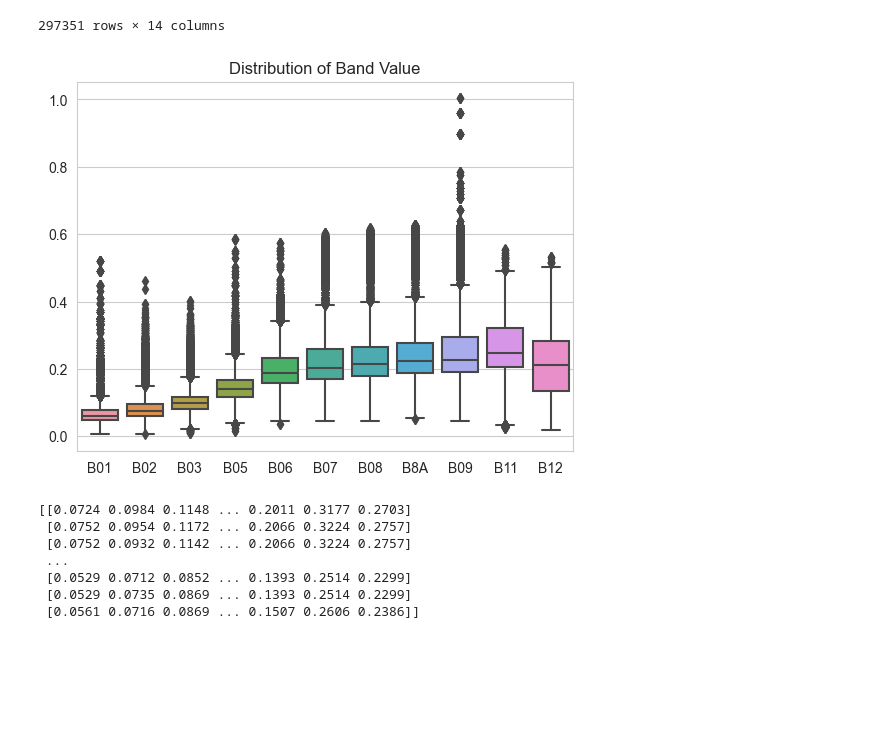
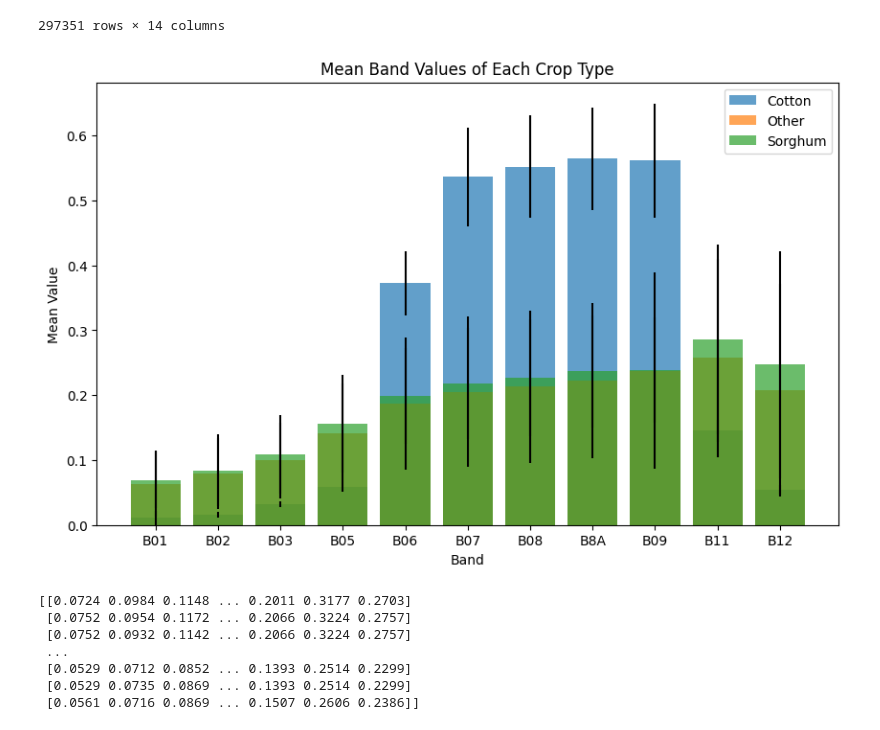
Before and after one commit to tinaashen/machine_learning_challenge, a Jupyter notebook: challenge.ipynb, the cells around one changed output. Cells and saved outputs as stored; diff of their text form; code cells hidden in the pictures; blank space fills up the shorter version.

```diff
--- a/challenge.ipynb
+++ b/challenge.ipynb
@@ -44,17 +44,50 @@ out
 | 299892 | 0.0529 | 0.0735 | 0.0869 | 0.1136 | 0.1167 | 0.1255 | 0.1372 | 0.1413 | 0.1393 | 0.2514 | 0.2299 | ... |
 | 299893 | 0.0561 | 0.0716 | 0.0869 | 0.1166 | 0.1178 | 0.1285 | 0.1378 | 0.1448 | 0.1507 | 0.2606 | 0.2386 | ... |
 297351 rows × 14 columns
-# %%
-import seaborn as sns
-import matplotlib.pyplot as plt
-sns.set_style("whitegrid")  # set background style
-sns.set_palette("flare")  # set color palette
-band_columns = out.columns[:11]
-sns.boxplot(data = out[band_columns])
-plt.title('Distribution of Band Value')
-plt.show()
-# %% [output]
-[figure, removed]
+# %%
+import numpy as np
+import pandas as pd
+import matplotlib.pyplot as plt
+
+# Select the relevant columns
+band_columns = ['B01', 'B02', 'B03', 'B05', 'B06', 'B07', 'B08', 'B8A', 'B09', 'B11', 'B12']
+crop_type_column = 'label'
+
+# Calculate the mean and standard deviation of each band for each crop type
+mean_values = data.groupby(crop_type_column)[band_columns].mean()
+std_values = data.groupby(crop_type_column)[band_columns].std()
+
+# Set the number of bands
+num_bands = len(band_columns)
+
+# Plotting
+fig, ax = plt.subplots(figsize=(10, 6))
+
+# Define the x-axis range
+x = np.arange(num_bands)
+
+# Plot mean values with error bars representing ± 2 standard deviations
+for crop_type in mean_values.index:
+    crop_mean = mean_values.loc[crop_type]
+    crop_std = std_values.loc[crop_type]
+    ax.bar(x, crop_mean, yerr=crop_std * 2, label=crop_type, alpha=0.7)
+
+# Set the x-axis tick labels to band names
+ax.set_xticks(x)
+ax.set_xticklabels(band_columns)
+
+# Set labels and title
+ax.set_xlabel('Band')
+ax.set_ylabel('Mean Value')
+ax.set_title('Mean Band Values of Each Crop Type')
+
+# Add legend
+ax.legend()
+
+# Display the plot
+plt.show()
+# %% [output]
+[figure, added]
 # %%
 data_arr = data[band_columns].to_numpy()
 print(data_arr)
```
Also changed, not shown: parts of 13 cells of this notebook.
